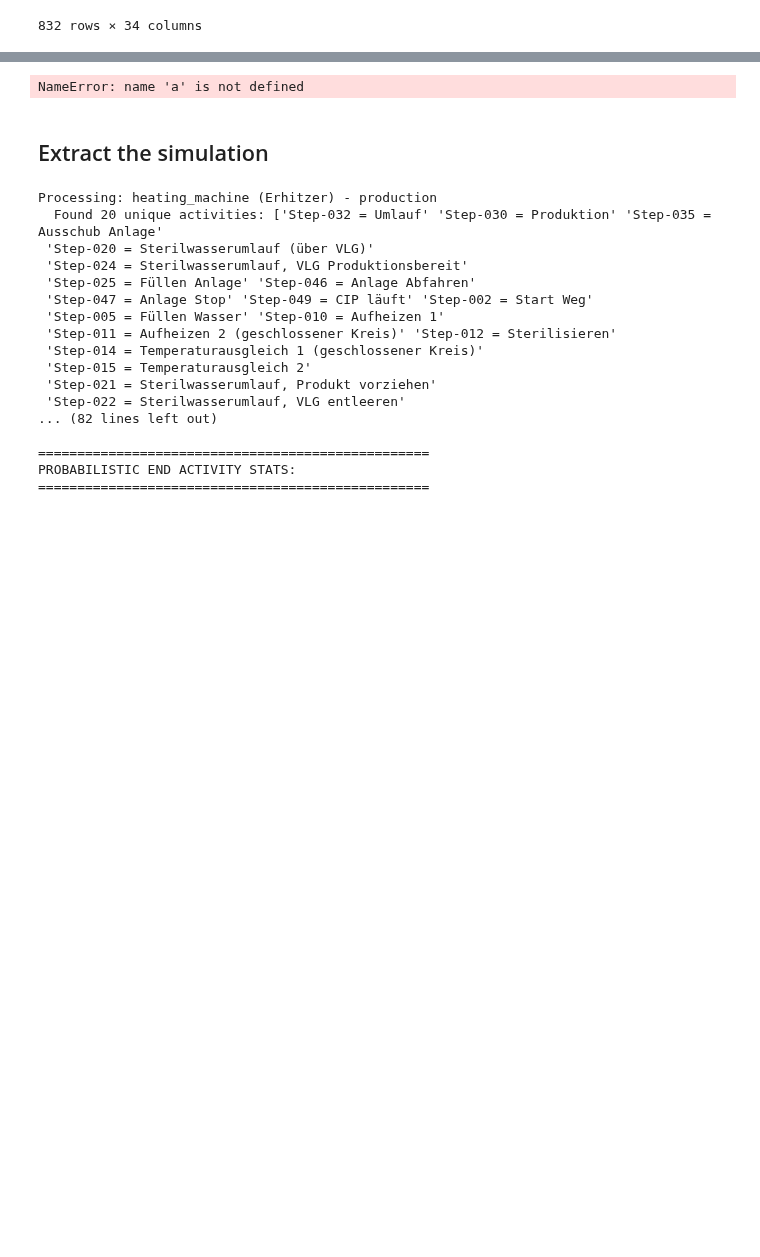
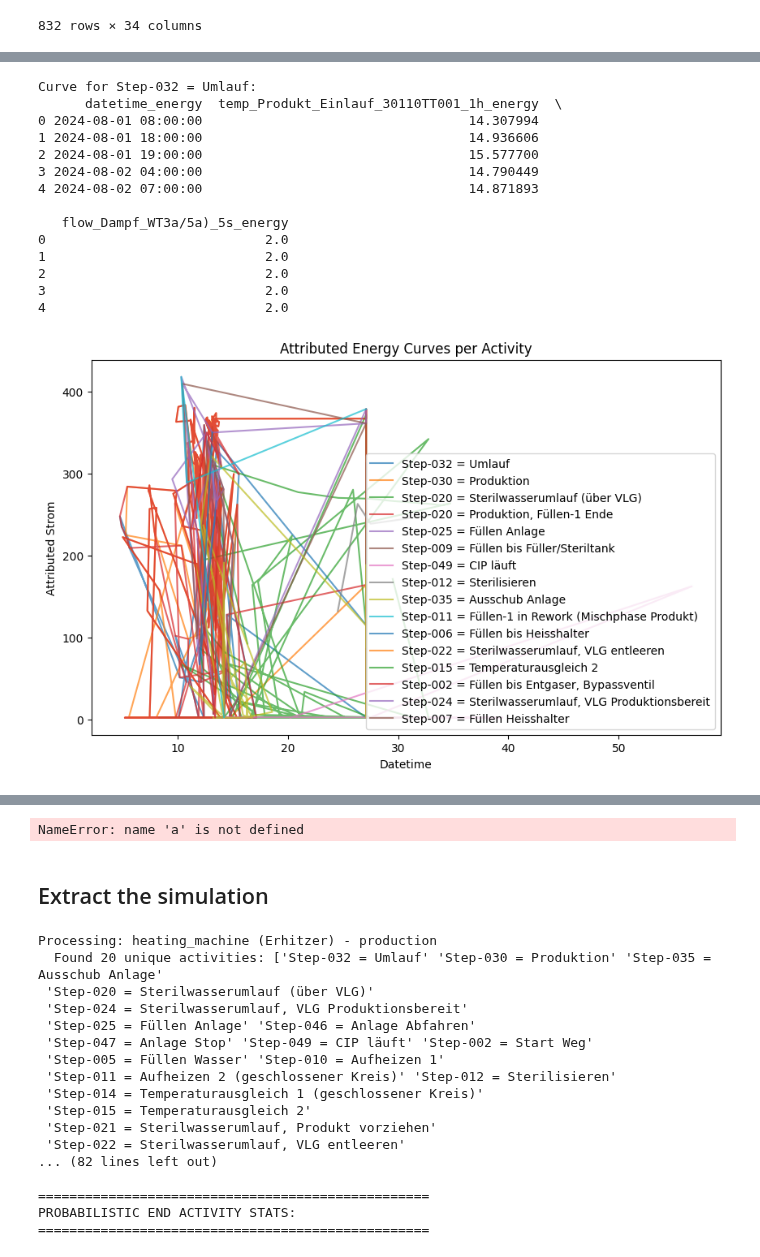
Before and after one commit to zapataunipaderborn/process_energy_demand_modelling, a Jupyter notebook: src/03_data_fusion.ipynb, the cells around one changed output, grey strips where cells are left out. Cells and saved outputs as stored; diff of their text form; code cells hidden in the pictures; blank space fills up the shorter version.

Commit message:
tessting data fusion

```diff
--- a/src/03_data_fusion.ipynb
+++ b/src/03_data_fusion.ipynb
@@ -484,0 +532,49 @@ df_expanded
+# %%
+import pandas as pd
+
+# Assuming df_expanded with attributed columns is already created
+
+# Dictionary to hold curves per activity
+activity_curves = {}
+
+# Extract curve for each activity
+for activity in df_expanded['activity_log'].unique():
+    # Filter to activity's data
+    activity_data = df_expanded[df_expanded['activity_log'] == activity][['datetime_energy', 'temp_Produkt_Einlauf_30110TT001_1h_energy', 'flow_Dampf_WT3a/5a)_5s_energy']].copy()
+    # Sort by time
+    activity_data = activity_data.sort_values('datetime_energy').reset_index(drop=True)
+    # Store
+    activity_curves[activity] = activity_data
+
+# Example: View curve for a specific activity
+example_activity = list(activity_curves.keys())[0]  # First activity
+print(f"Curve for {example_activity}:")
+print(activity_curves[example_activity].head())
+
+# To plot, e.g., for strom
+import matplotlib.pyplot as plt
+
+plt.figure(figsize=(10, 6))
+for activity, data in activity_curves.items():
+    plt.plot(data['temp_Produkt_Einlauf_30110TT001_1h_energy'], data['flow_Dampf_WT3a/5a)_5s_energy'], label=activity, alpha=0.7)
+plt.xlabel('Datetime')
+plt.ylabel('Attributed Strom')
+plt.title('Attributed Energy Curves per Activity')
+plt.legend()
+plt.show()
+# %% [output]
+Curve for Step-032 = Umlauf:
+      datetime_energy  temp_Produkt_Einlauf_30110TT001_1h_energy  \
+0 2024-08-01 08:00:00                                  14.307994
+1 2024-08-01 18:00:00                                  14.936606
+2 2024-08-01 19:00:00                                  15.577700
+3 2024-08-02 04:00:00                                  14.790449
+4 2024-08-02 07:00:00                                  14.871893
+
+   flow_Dampf_WT3a/5a)_5s_energy
+0                            2.0
+1                            2.0
+2                            2.0
+3                            2.0
+4                            2.0
+[figure, added]
```
Also changed, not shown: parts of 4 cells of this notebook.
